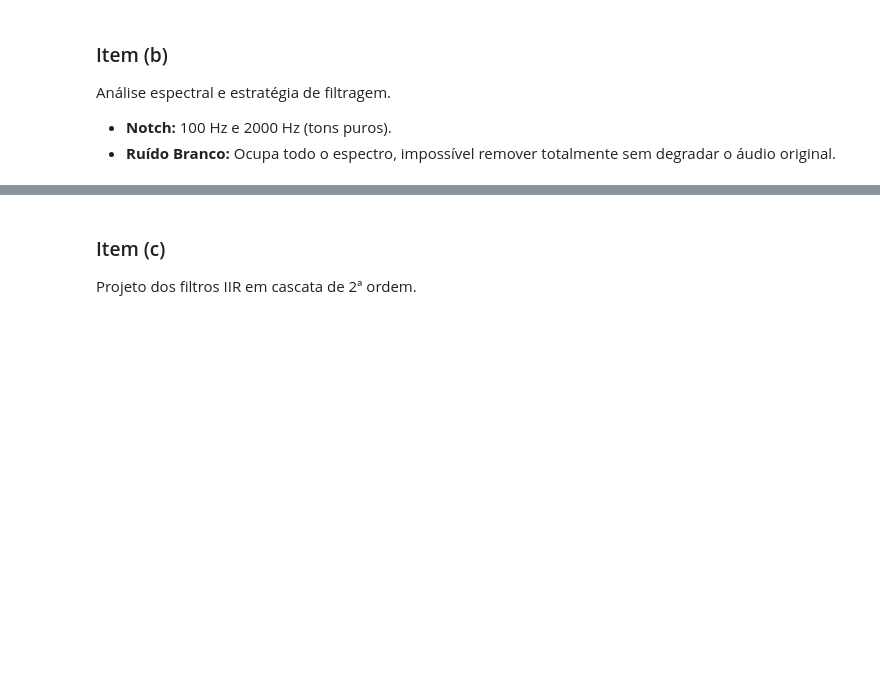
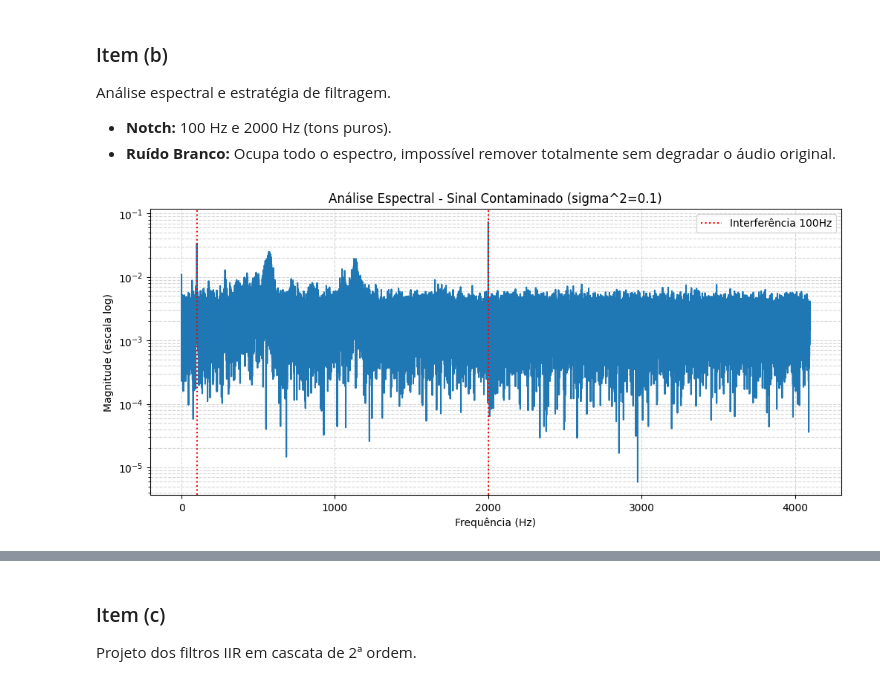
Before and after one commit to FabioFavre/Pratica-6-PROCSIN, a Jupyter notebook: Questão_5.ipynb, the cells around one changed output, grey strips where cells are left out. Saved outputs shown, nothing was run; the diff lists cells and outputs as text; code cells hidden in the pictures; blank space fills up the shorter version.

```diff
--- a/Questão_5.ipynb
+++ b/Questão_5.ipynb
@@ -56,3 +56,28 @@ Análise espectral e estratégia de filtragem.
 
 - **Notch:** 100 Hz e 2000 Hz (tons puros).
 - **Ruído Branco:** Ocupa todo o espectro, impossível remover totalmente sem degradar o áudio original.
+# %%
+def plot_spectral_analysis(sig, fs, title):
+    N = len(sig)
+    yf = fft(sig)
+    xf = fftfreq(N, 1/fs)[:N//2]
+
+    plt.figure(figsize=(12, 5))
+    plt.semilogy(xf, 2.0/N * np.abs(yf[:N//2]))
+    plt.title(f'Análise Espectral - {title}')
+    plt.xlabel('Frequência (Hz)')
+    plt.ylabel('Magnitude (escala log)')
+    plt.grid(True, which='both', linestyle='--', alpha=0.5)
+
+    # Marcar as frequências de interesse
+    peaks = [100, 2000]
+    for p in peaks:
+        plt.axvline(x=p, color='r', linestyle=':', label=f'Interferência {p}Hz' if p==100 else "")
+
+    plt.legend()
+    plt.show()
+
+# Analisando o sinal com variância média (0.1) para melhor visualização
+plot_spectral_analysis(y_signals[0.1], fs, "Sinal Contaminado (sigma^2=0.1)")
+# %% [output]
+[figure, added]
```
Also changed, not shown: parts of 2 cells of this notebook.
